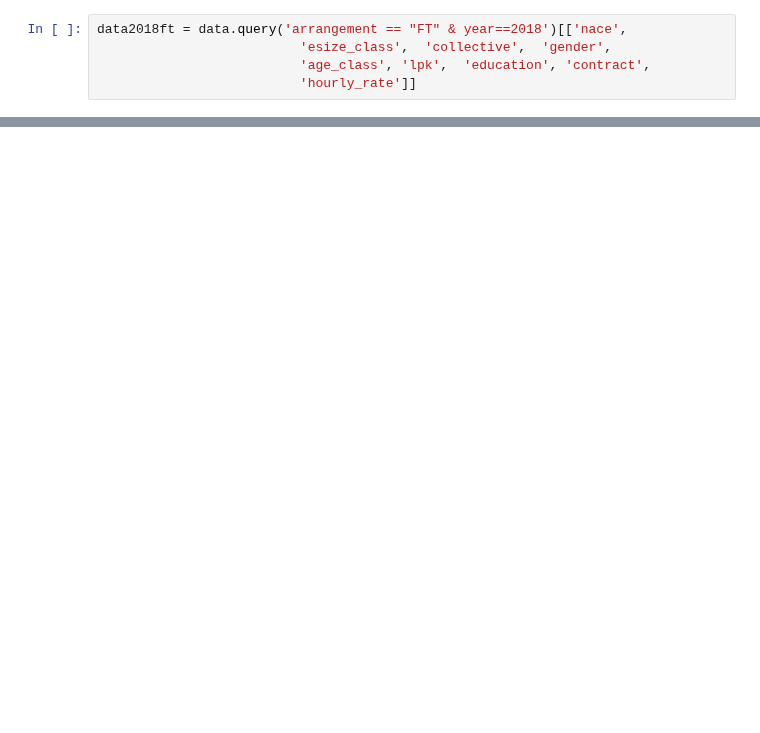
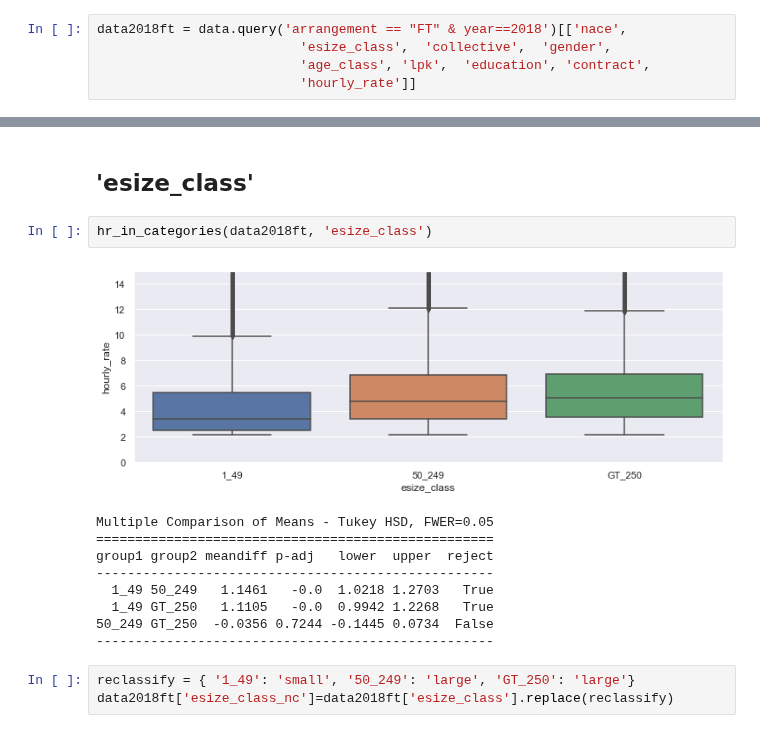
Before and after one commit to EdvinasStonevicius/LT-national-salary-analysis, a Jupyter notebook: python/Feature_engineering.ipynb, the cells around one changed output, grey strips where cells are left out. Drawn from its saved outputs; the diff is of its cells as text; blank space fills up the shorter version.

```diff
--- a/python/Feature_engineering.ipynb
+++ b/python/Feature_engineering.ipynb
@@ -116,0 +50,17 @@ group1 group2 meandiff p-adj  lower   upper  reject
+# %% [markdown]
+## 'esize_class'
+# %%
+hr_in_categories(data2018ft, 'esize_class')
+# %% [output]
+[figure, added]
+Multiple Comparison of Means - Tukey HSD, FWER=0.05
+===================================================
+group1 group2 meandiff p-adj   lower  upper  reject
+---------------------------------------------------
+  1_49 50_249   1.1461   -0.0  1.0218 1.2703   True
+  1_49 GT_250   1.1105   -0.0  0.9942 1.2268   True
+50_249 GT_250  -0.0356 0.7244 -0.1445 0.0734  False
+---------------------------------------------------
+# %%
+reclassify = { '1_49': 'small', '50_249': 'large', 'GT_250': 'large'}
+data2018ft['esize_class_nc']=data2018ft['esize_class'].replace(reclassify)
```
Also changed, not shown: parts of 34 cells of this notebook.
